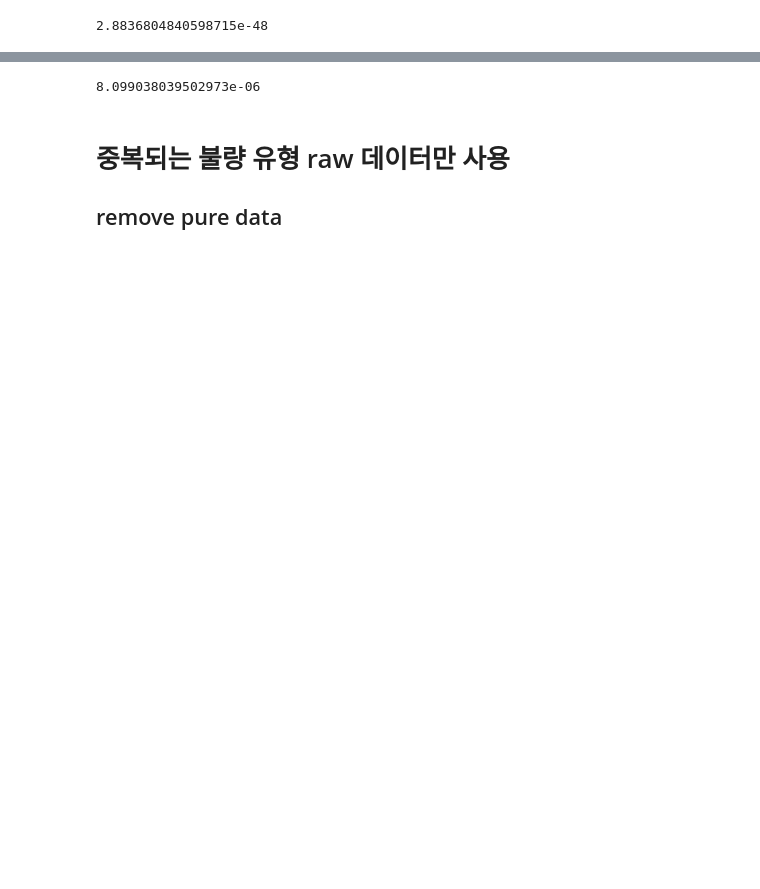
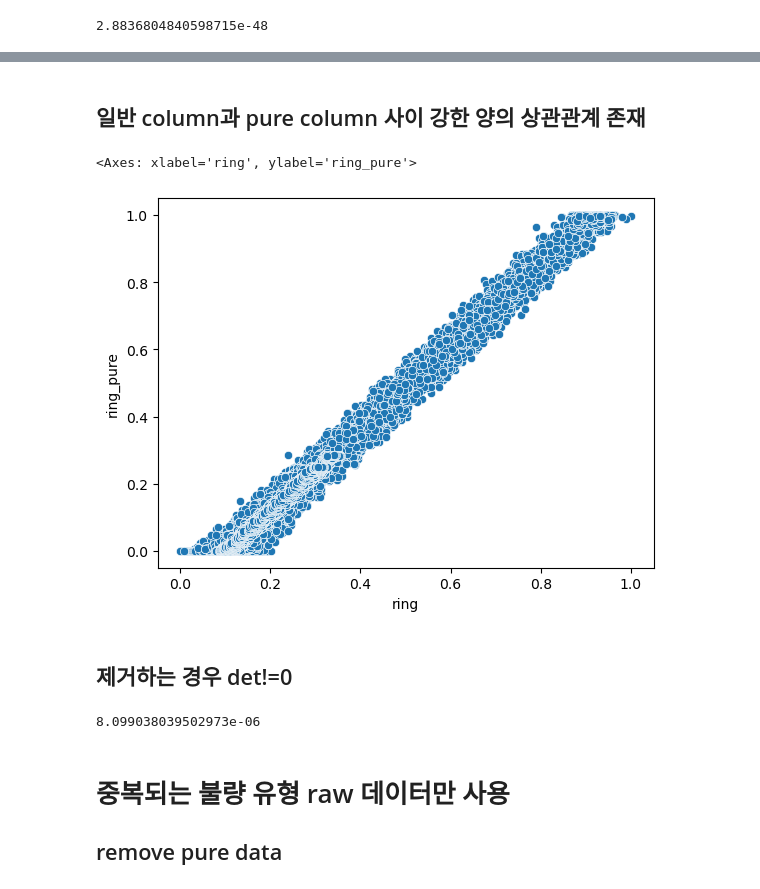
Before and after one commit to codepyo/ai_intensive, a Jupyter notebook: pre_process.ipynb, the cells around one changed output, grey strips where cells are left out. Saved outputs shown, nothing was run; the diff lists cells and outputs as text; code cells hidden in the pictures; blank space fills up the shorter version.

```diff
--- a/pre_process.ipynb
+++ b/pre_process.ipynb
@@ -241,3 +266,12 @@ np.linalg.det(d.T@d)
+# %% [markdown]
+## 일반 column과 pure column 사이 강한 양의 상관관계 존재
+# %%
+sns.scatterplot(data=df, x="ring", y="ring_pure")
+# %% [output]
+<Axes: xlabel='ring', ylabel='ring_pure'>
+[figure, added]
+# %% [markdown]
+## 제거하는 경우 det!=0
 # %%
 d_raw = df[raw_col][:100]
 np.linalg.det(d_raw.T@d_raw)
```
Also changed, not shown: parts of 24 cells of this notebook.
